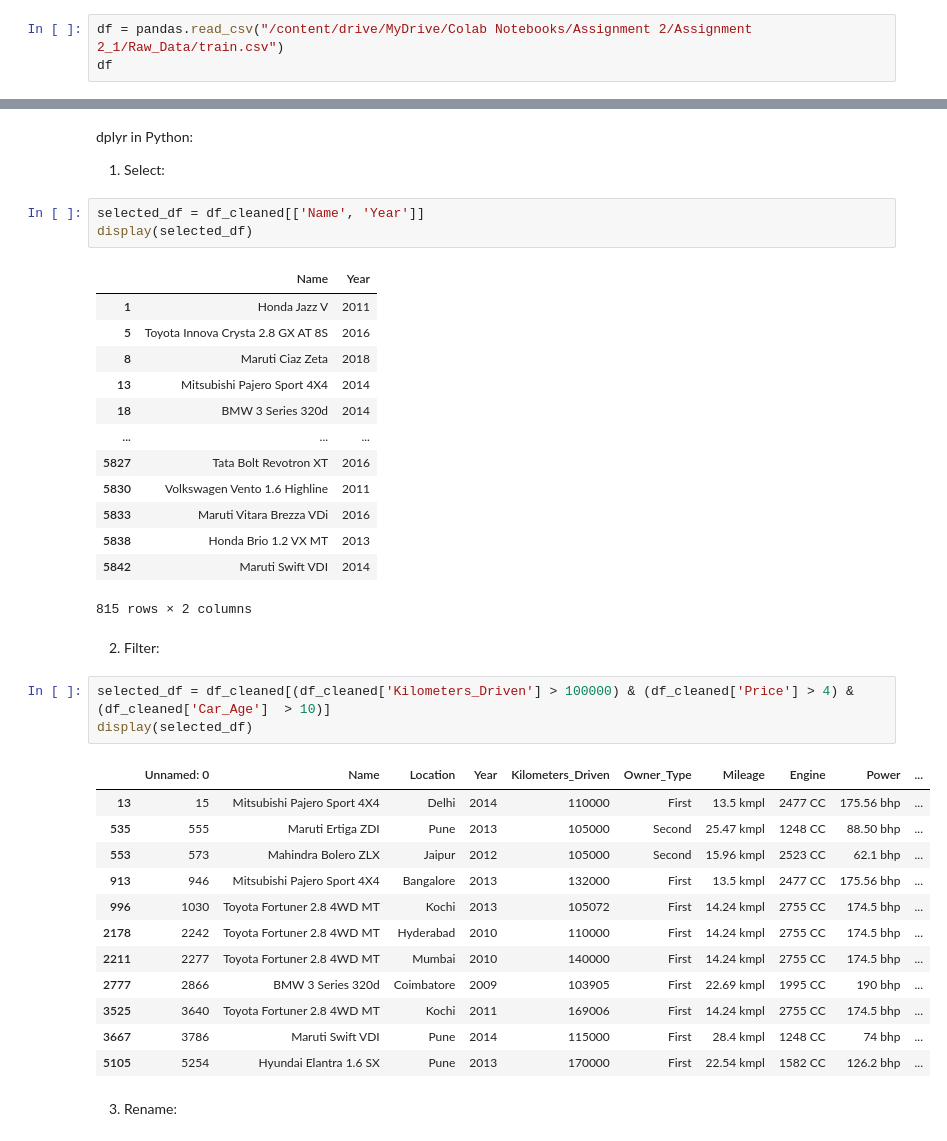
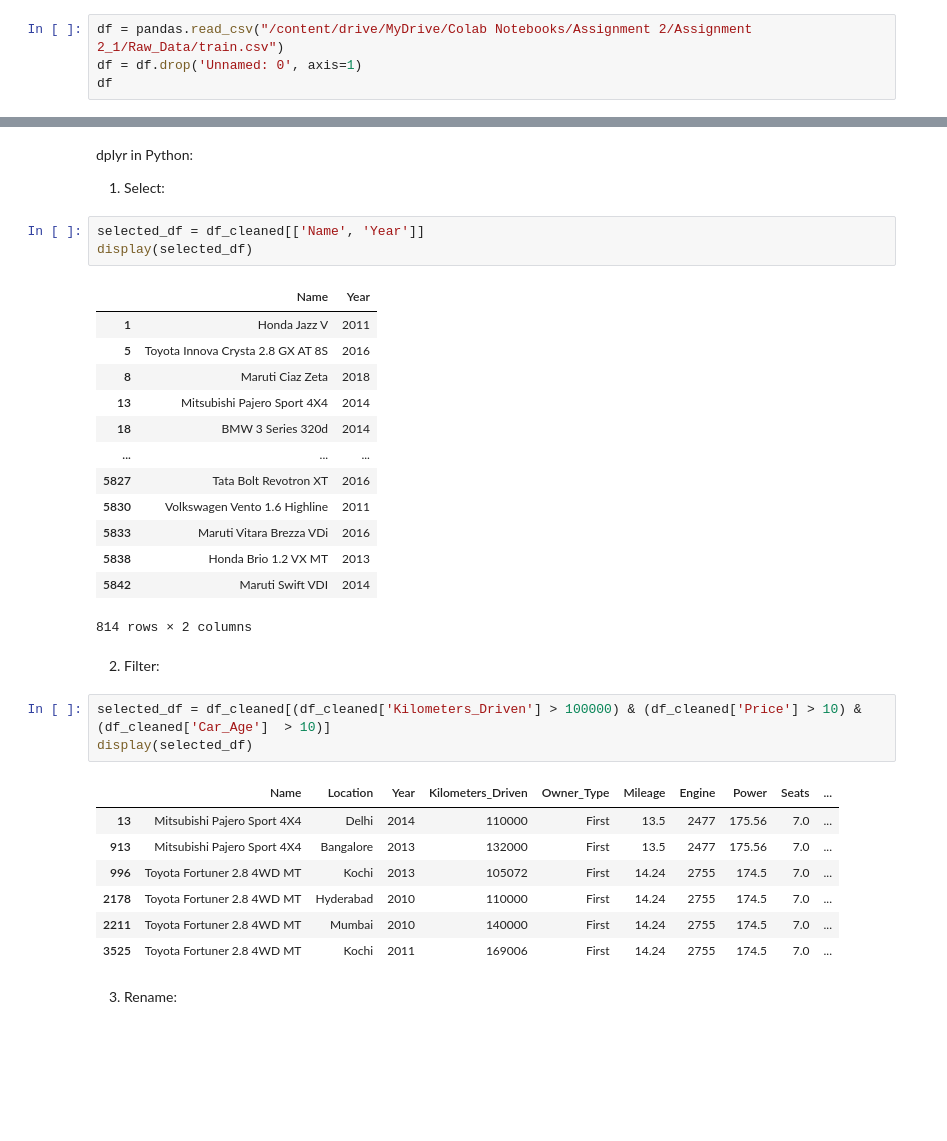
Before and after one commit to Zjmgpk/CS5530, a Jupyter notebook: Assignment_2/Assignment_2_1/src/Assignment2_1.ipynb, the cells around one changed output, grey strips where cells are left out. Saved outputs shown, nothing was run; the diff lists cells and outputs as text; blank space fills up the shorter version.

```diff
--- a/Assignment_2/Assignment_2_1/src/Assignment2_1.ipynb
+++ b/Assignment_2/Assignment_2_1/src/Assignment2_1.ipynb
@@ -6,5 +6,6 @@ import pandas
 import sklearn
 # %%
 df = pandas.read_csv("/content/drive/MyDrive/Colab Notebooks/Assignment 2/Assignment 2_1/Raw_Data/train.csv")
+df = df.drop('Unnamed: 0', axis=1)
 df
 # %% [output]
@@ -147,25 +148,20 @@ display(selected_df)
 | 5833 | Maruti Vitara Brezza VDi | 2016 |
 | 5838 | Honda Brio 1.2 VX MT | 2013 |
 | 5842 | Maruti Swift VDI | 2014 |
-815 rows × 2 columns
+814 rows × 2 columns
 # %% [markdown]
 2) Filter:
 # %%
-selected_df = df_cleaned[(df_cleaned['Kilometers_Driven'] > 100000) & (df_cleaned['Price'] > 4) & (df_cleaned['Car_Age']  > 10)]
+selected_df = df_cleaned[(df_cleaned['Kilometers_Driven'] > 100000) & (df_cleaned['Price'] > 10) & (df_cleaned['Car_Age']  > 10)]
 display(selected_df)
 # %% [output]
-|  | Unnamed: 0 | Name | Location | Year | Kilometers_Driven | Owner_Type | Mileage | Engine | Power | ... |
-| 13 | 15 | Mitsubishi Pajero Sport 4X4 | Delhi | 2014 | 110000 | First | 13.5 kmpl | 2477 CC | 175.56 bhp | ... |
-| 535 | 555 | Maruti Ertiga ZDI | Pune | 2013 | 105000 | Second | 25.47 kmpl | 1248 CC | 88.50 bhp | ... |
-| 553 | 573 | Mahindra Bolero ZLX | Jaipur | 2012 | 105000 | Second | 15.96 kmpl | 2523 CC | 62.1 bhp | ... |
-| 913 | 946 | Mitsubishi Pajero Sport 4X4 | Bangalore | 2013 | 132000 | First | 13.5 kmpl | 2477 CC | 175.56 bhp | ... |
-| 996 | 1030 | Toyota Fortuner 2.8 4WD MT | Kochi | 2013 | 105072 | First | 14.24 kmpl | 2755 CC | 174.5 bhp | ... |
-| 2178 | 2242 | Toyota Fortuner 2.8 4WD MT | Hyderabad | 2010 | 110000 | First | 14.24 kmpl | 2755 CC | 174.5 bhp | ... |
-| 2211 | 2277 | Toyota Fortuner 2.8 4WD MT | Mumbai | 2010 | 140000 | First | 14.24 kmpl | 2755 CC | 174.5 bhp | ... |
-| 2777 | 2866 | BMW 3 Series 320d | Coimbatore | 2009 | 103905 | First | 22.69 kmpl | 1995 CC | 190 bhp | ... |
-| 3525 | 3640 | Toyota Fortuner 2.8 4WD MT | Kochi | 2011 | 169006 | First | 14.24 kmpl | 2755 CC | 174.5 bhp | ... |
-| 3667 | 3786 | Maruti Swift VDI | Pune | 2014 | 115000 | First | 28.4 kmpl | 1248 CC | 74 bhp | ... |
-| 5105 | 5254 | Hyundai Elantra 1.6 SX | Pune | 2013 | 170000 | First | 22.54 kmpl | 1582 CC | 126.2 bhp | ... |
+|  | Name | Location | Year | Kilometers_Driven | Owner_Type | Mileage | Engine | Power | Seats | ... |
+| 13 | Mitsubishi Pajero Sport 4X4 | Delhi | 2014 | 110000 | First | 13.5 | 2477 | 175.56 | 7.0 | ... |
+| 913 | Mitsubishi Pajero Sport 4X4 | Bangalore | 2013 | 132000 | First | 13.5 | 2477 | 175.56 | 7.0 | ... |
+| 996 | Toyota Fortuner 2.8 4WD MT | Kochi | 2013 | 105072 | First | 14.24 | 2755 | 174.5 | 7.0 | ... |
+| 2178 | Toyota Fortuner 2.8 4WD MT | Hyderabad | 2010 | 110000 | First | 14.24 | 2755 | 174.5 | 7.0 | ... |
+| 2211 | Toyota Fortuner 2.8 4WD MT | Mumbai | 2010 | 140000 | First | 14.24 | 2755 | 174.5 | 7.0 | ... |
+| 3525 | Toyota Fortuner 2.8 4WD MT | Kochi | 2011 | 169006 | First | 14.24 | 2755 | 174.5 | 7.0 | ... |
 # %% [markdown]
 3) Rename:
 # %%
```
Also changed, not shown: parts of 15 cells of this notebook.
